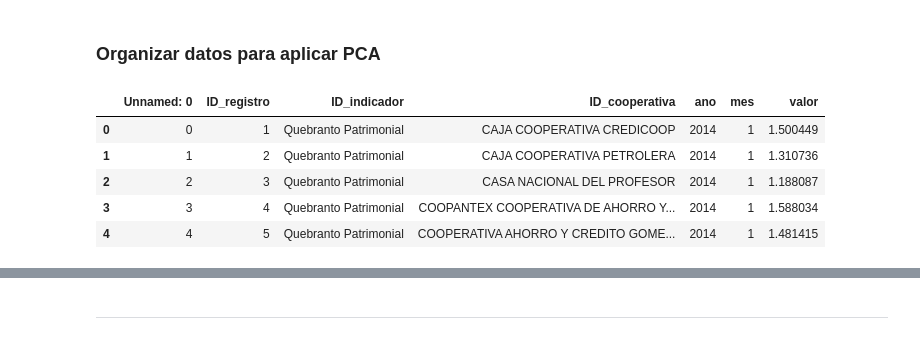
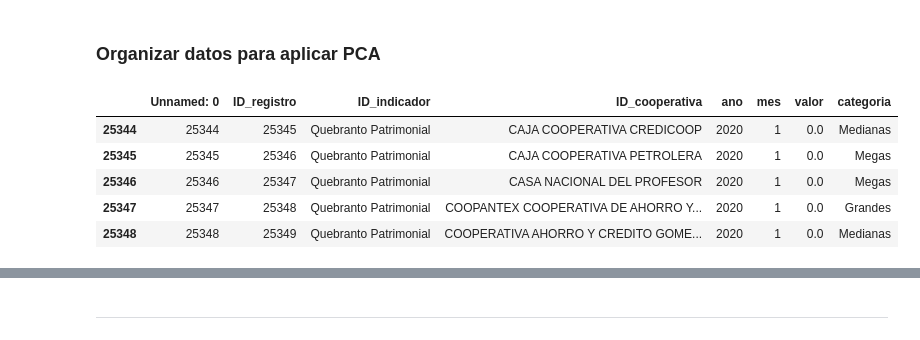
Before and after one commit to LianaD26/CAMEL_Model_percentages, a Jupyter notebook: notebooks/Aplicar_PCA.ipynb, the cells around one changed output, grey strips where cells are left out. Saved outputs shown, nothing was run; the diff lists cells and outputs as text; code cells hidden in the pictures.

```diff
--- a/notebooks/Aplicar_PCA.ipynb
+++ b/notebooks/Aplicar_PCA.ipynb
@@ -129,12 +129,15 @@ def pesos_pca_grupo_coops(
 # %%
 import pandas as pd
 # %%
-coop_categories = pd.read_excel("../tablas/registros_solvencia_actualizado.xlsx")
+coop_categories = pd.read_excel("../tablas/registros_categorizados_con_IRL_yq_solvencia.xlsx")
+coop_categories=coop_categories.loc[coop_categories["ID_indicador"]!="Indicador de Riesgo de Liquidez - IRL"]
+coop_categories=coop_categories.loc[coop_categories["ano"]>=2020]
+coop_categories=coop_categories.loc[coop_categories["ano"]<=2022]
 coop_categories.head()
 # %% [output]
-|  | Unnamed: 0 | ID_registro | ID_indicador | ID_cooperativa | ano | mes | valor |
-| 0 | 0 | 1 | Quebranto Patrimonial | CAJA COOPERATIVA CREDICOOP | 2014 | 1 | 1.500449 |
-| 1 | 1 | 2 | Quebranto Patrimonial | CAJA COOPERATIVA PETROLERA | 2014 | 1 | 1.310736 |
-| 2 | 2 | 3 | Quebranto Patrimonial | CASA NACIONAL DEL PROFESOR | 2014 | 1 | 1.188087 |
-| 3 | 3 | 4 | Quebranto Patrimonial | COOPANTEX COOPERATIVA DE AHORRO Y... | 2014 | 1 | 1.588034 |
-| 4 | 4 | 5 | Quebranto Patrimonial | COOPERATIVA AHORRO Y CREDITO GOME... | 2014 | 1 | 1.481415 |
+|  | Unnamed: 0 | ID_registro | ID_indicador | ID_cooperativa | ano | mes | valor | categoria |
+| 25344 | 25344 | 25345 | Quebranto Patrimonial | CAJA COOPERATIVA CREDICOOP | 2020 | 1 | 0.0 | Medianas |
+| 25345 | 25345 | 25346 | Quebranto Patrimonial | CAJA COOPERATIVA PETROLERA | 2020 | 1 | 0.0 | Megas |
+| 25346 | 25346 | 25347 | Quebranto Patrimonial | CASA NACIONAL DEL PROFESOR | 2020 | 1 | 0.0 | Megas |
+| 25347 | 25347 | 25348 | Quebranto Patrimonial | COOPANTEX COOPERATIVA DE AHORRO Y... | 2020 | 1 | 0.0 | Grandes |
+| 25348 | 25348 | 25349 | Quebranto Patrimonial | COOPERATIVA AHORRO Y CREDITO GOME... | 2020 | 1 | 0.0 | Medianas |
```
Also changed, not shown: parts of 9 cells of this notebook, 3 other files.
